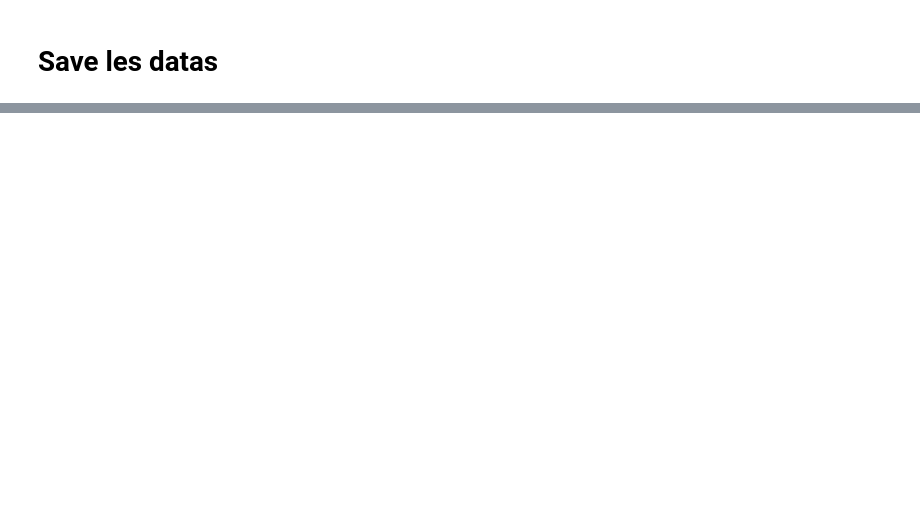
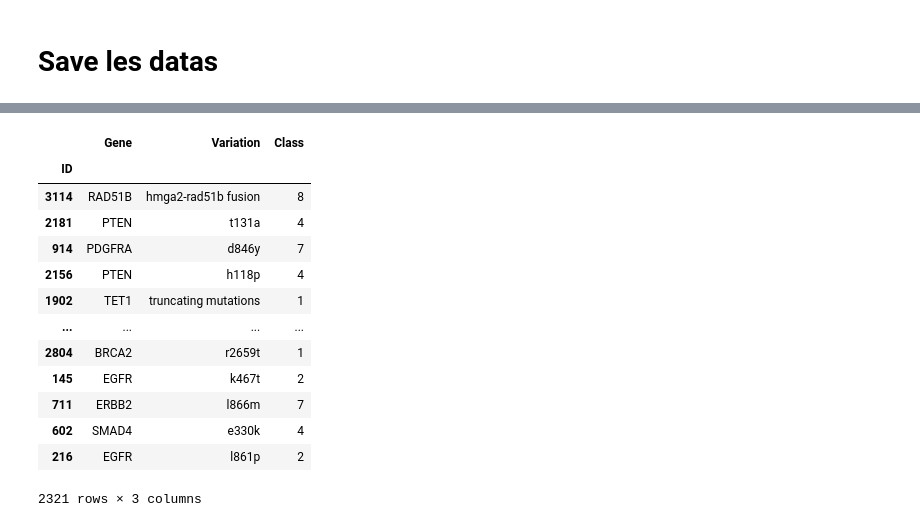
Before and after one commit to Chabname/RAPMC, a Jupyter notebook: notebook/Cancer_deep_learning.ipynb, the cells around one changed output, grey strips where cells are left out. Cells and saved outputs as stored; diff of their text form; code cells hidden in the pictures; blank space fills up the shorter version.

```diff
--- a/notebook/Cancer_deep_learning.ipynb
+++ b/notebook/Cancer_deep_learning.ipynb
@@ -624,0 +539,2 @@ Length: 3316, dtype: object
+# %%
+full_x_data = pd.DataFrame(clean_match)
@@ -625,3 +575,5 @@ Length: 3316, dtype: object
+# %%
+full_y_data = concatenate_data.loc[:,["Gene","Variation","Class"]]
 # %%
 clean_match[clean_match["Score"] == 0]
 # %% [output]
@@ -800,0 +697,3 @@ np.savetxt("../datas/new_data_clean.txt",dtf, fmt = "%d || %s", header= ",".join
+# %%
+import sklearn.model_selection
+train_x,test_x, train_y,test_y = sklearn.model_selection.train_test_split(full_x_data,full_y_data, train_size = 0.7)
@@ -800,0 +727,17 @@ np.savetxt("../datas/new_data_clean.txt",dtf, fmt = "%d || %s", header= ",".join
+# %%
+train_y
+# %% [output]
+|  | Gene | Variation | Class |
+| ID |  |  |  |
+| 3114 | RAD51B | hmga2-rad51b fusion | 8 |
+| 2181 | PTEN | t131a | 4 |
+| 914 | PDGFRA | d846y | 7 |
+| 2156 | PTEN | h118p | 4 |
+| 1902 | TET1 | truncating mutations | 1 |
+| ... | ... | ... | ... |
+| 2804 | BRCA2 | r2659t | 1 |
+| 145 | EGFR | k467t | 2 |
+| 711 | ERBB2 | l866m | 7 |
+| 602 | SMAD4 | e330k | 4 |
+| 216 | EGFR | l861p | 2 |
+2321 rows × 3 columns
```
Also changed, not shown: parts of 34 cells of this notebook.
